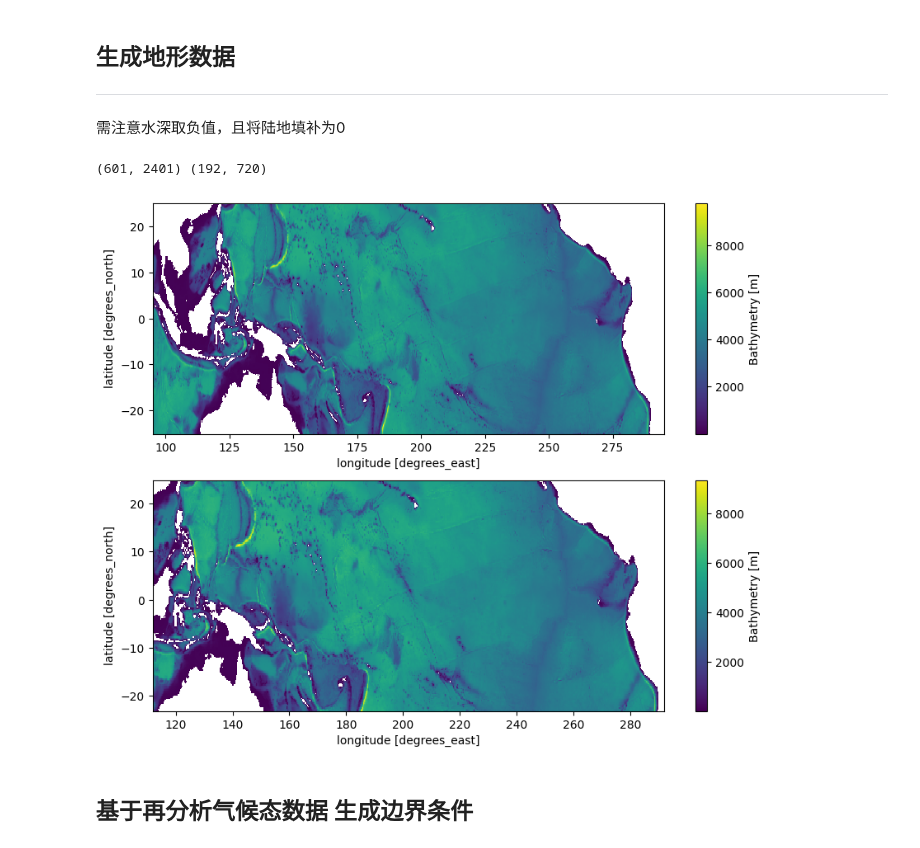
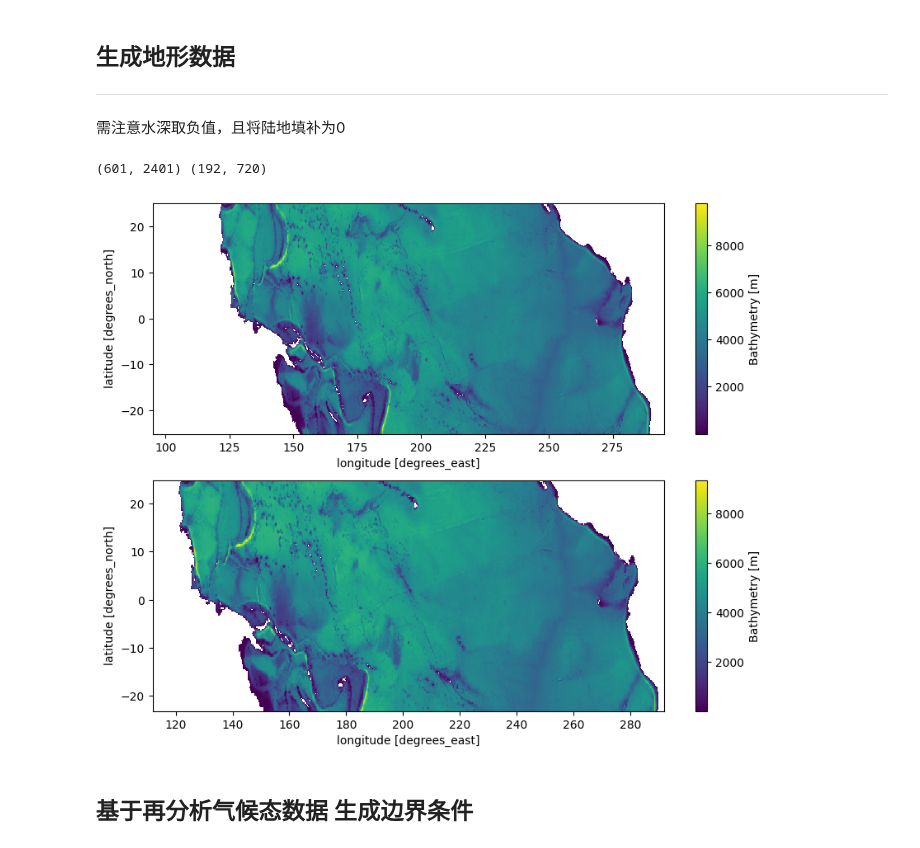
Before and after one commit to FattyZH/eqp-dlfv-mitgcm-era5, a Jupyter notebook: script/gendata_Hydrog.ipynb, the cells around one changed output. Saved outputs shown, nothing was run; the diff lists cells and outputs as text; code cells hidden in the pictures.

```diff
--- a/script/gendata_Hydrog.ipynb
+++ b/script/gendata_Hydrog.ipynb
@@ -177,36 +177,36 @@ wm[np.isnan(wm)] = 0
 wm += 200
 
 path_l,_ = astar_2d(wm,*ind_l)
 path_r,_ = astar_2d(wm,*ind_r)
 
 # 根据路径设置水深为np.nan
 h_arr = ho.values.copy()
 # 西侧覆盖
-# for r, c in path_l:
-#     h_arr[r, c] = np.nan
+for r, c in path_l:
+    h_arr[r, c] = np.nan
 # 东侧覆盖
 for r, c in path_r:
     h_arr[r, c] = np.nan
 mask_ho = ~largest_connected_region(~np.isnan(h_arr))
 ho.values[mask_ho] = np.nan
 ho.values = gsmooth2d(ho.values,sigma=inc/3, norm=False)
 h = ho.loc[y0:y1:inc,x0:x1:inc]
 
 plt.figure(figsize=(10,8))
 plt.subplot(211)
 ho.plot()
 # 可视化结果
 plt.subplot(212)
 h.plot()
 
 h = h.values.copy()
 h[np.isnan(h)] = 0
 h = -h
 print(ho.shape,h.shape)
 writebin(opath+'bathy.bin',h)
 # %% [output]
 (601, 2401) (192, 720)
-[figure, old version]
+[figure, new version]
 # %% [markdown]
 ## 基于再分析气候态数据 生成边界条件
 # %% [markdown]
```
Also changed, not shown: 5 other files.
